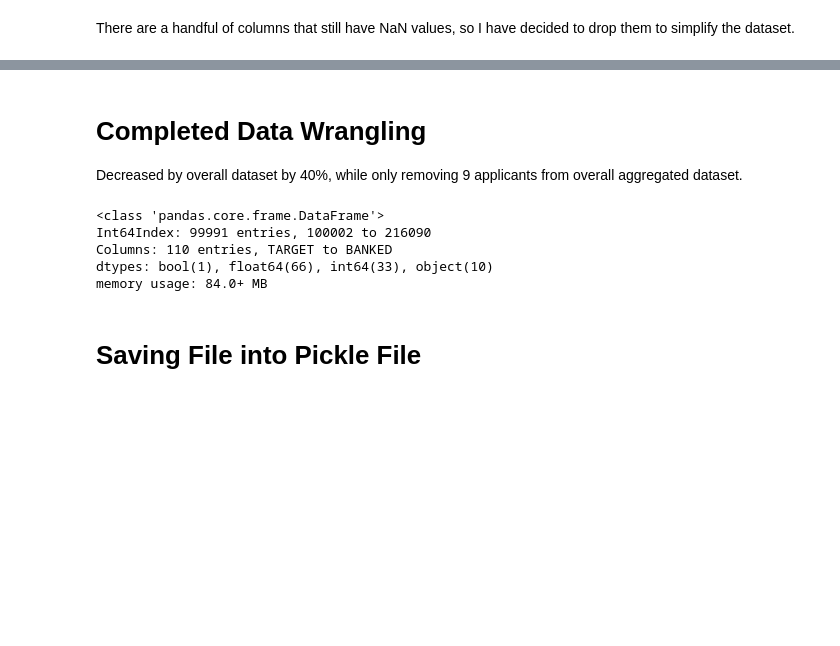
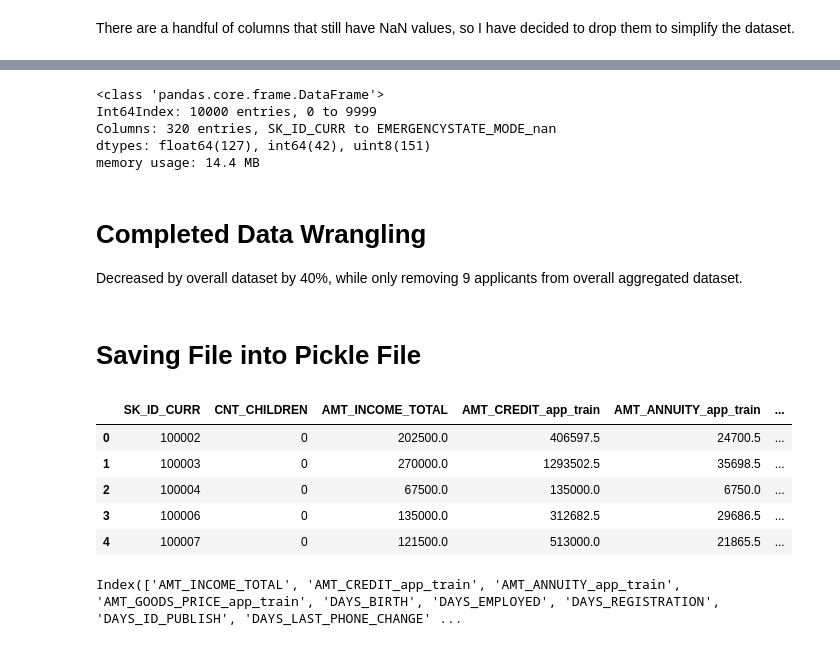
Before and after one commit to nervster/CapstoneProject1, a Jupyter notebook: Capstone1.ipynb, the cells around one changed output, grey strips where cells are left out. Cells and saved outputs as stored; diff of their text form; code cells hidden in the pictures; blank space fills up the shorter version.

```diff
--- a/Capstone1.ipynb
+++ b/Capstone1.ipynb
@@ -257,4 +275,2 @@ memory usage: 84.0+ MB
 # %% [markdown]
 There are a handful of columns that still have NaN values, so I have decided to drop them to simplify the dataset.
-# %%
-df = df.dropna()
@@ -261,16 +286,49 @@ df = df.dropna()
+# %%
+import matplotlib.pyplot as plt
+from sklearn.feature_selection import SelectFromModel
+from sklearn.linear_model import LassoCV
+
+
+df_dumb = pd.get_dummies(df.select_dtypes('object'),dummy_na=True)
+type(df.select_dtypes(exclude=['object']))
+df1 = pd.concat([df.select_dtypes(exclude=['object']),df_dumb],axis=1)
+
+df1.fillna(value=0,inplace=True)
+df1.head(100)
+df1.info()
+# %% [output]
+<class 'pandas.core.frame.DataFrame'>
+Int64Index: 10000 entries, 0 to 9999
+Columns: 320 entries, SK_ID_CURR to EMERGENCYSTATE_MODE_nan
+dtypes: float64(127), int64(42), uint8(151)
+memory usage: 14.4 MB
 # %% [markdown]
 # Completed Data Wrangling
 
 Decreased by overall dataset by 40%, while only removing 9 applicants from overall aggregated dataset.
-# %%
-df.info()
-# %% [output]
-<class 'pandas.core.frame.DataFrame'>
-Int64Index: 99991 entries, 100002 to 216090
-Columns: 110 entries, TARGET to BANKED
-dtypes: bool(1), float64(66), int64(33), object(10)
-memory usage: 84.0+ MB
+# %%
+df_test = df1.loc[:, df1.columns != 'TARGET']
+
+y = df1.TARGET
 # %% [markdown]
 # Saving File into Pickle File
+# %%
+df_test.head()
+# %% [output]
+|  | SK_ID_CURR | CNT_CHILDREN | AMT_INCOME_TOTAL | AMT_CREDIT_app_train | AMT_ANNUITY_app_train | ... |
+| 0 | 100002 | 0 | 202500.0 | 406597.5 | 24700.5 | ... |
+| 1 | 100003 | 0 | 270000.0 | 1293502.5 | 35698.5 | ... |
+| 2 | 100004 | 0 | 67500.0 | 135000.0 | 6750.0 | ... |
+| 3 | 100006 | 0 | 135000.0 | 312682.5 | 29686.5 | ... |
+| 4 | 100007 | 0 | 121500.0 | 513000.0 | 21865.5 | ... |
+# %%
+
+clf = LassoCV()
+sfm = SelectFromModel(clf,threshold=0.00000000000000000000000001)
+sfm.fit(df_test,y)
+
+df_test.columns[sfm.get_support()]
+# %% [output]
+Index(['AMT_INCOME_TOTAL', 'AMT_CREDIT_app_train', 'AMT_ANNUITY_app_train', 'AMT_GOODS_PRICE_app_train', 'DAYS_BIRTH', 'DAYS_EMPLOYED', 'DAYS_REGISTRATION', 'DAYS_ID_PUBLISH', 'DAYS_LAST_PHONE_CHANGE' ...
 # %%
 df.to_pickle('df_pickle.pickle')
```
Also changed, not shown: parts of 25 cells of this notebook.
